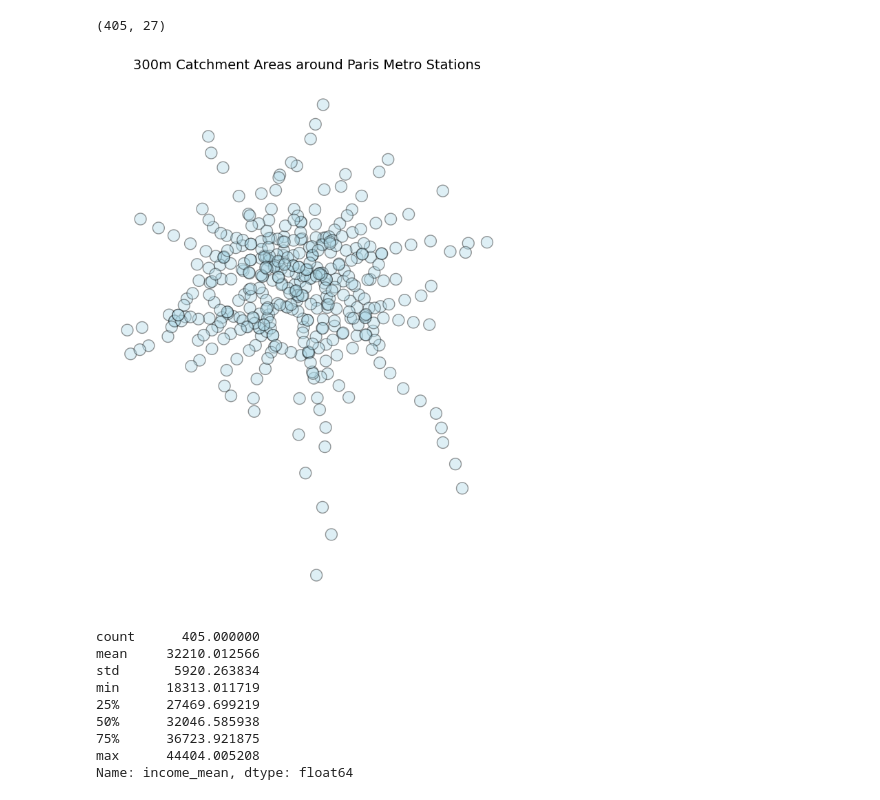
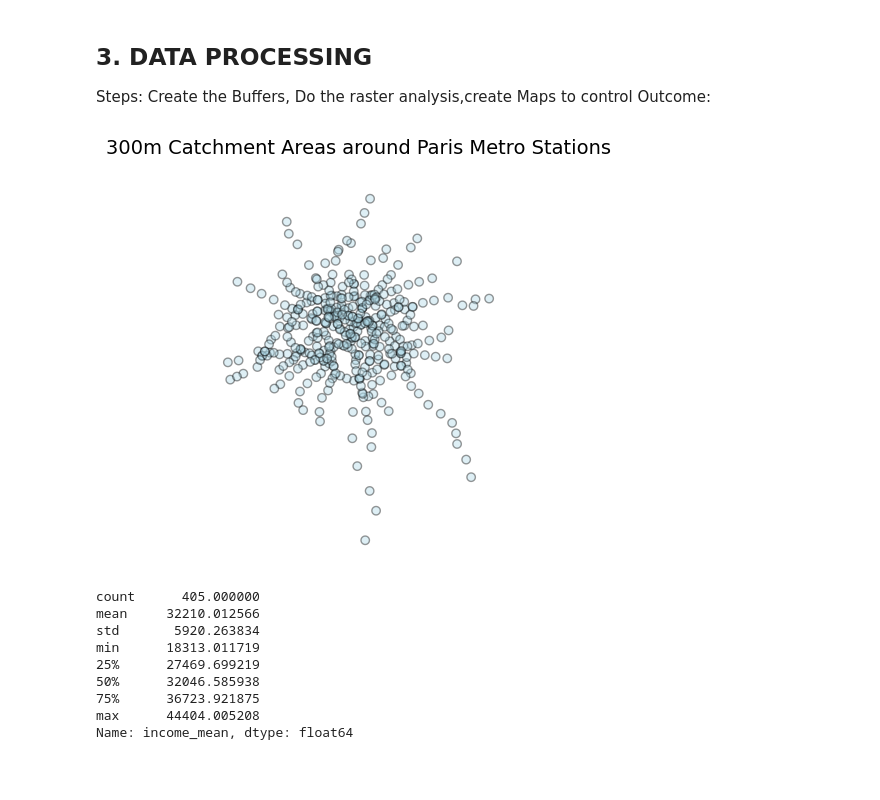
Before and after one commit to tomixmeier/ParisMetro, a Jupyter notebook: notebooks/analysis.ipynb, the cells around one changed output. Drawn from its saved outputs; the diff is of its cells as text; code cells hidden in the pictures; blank space fills up the shorter version.

Commit message:
Brought structure to it, added some markdowns and set the goals for the analysis

```diff
--- a/notebooks/analysis.ipynb
+++ b/notebooks/analysis.ipynb
@@ -24,32 +62,30 @@ stations.head()
-# %%
-stations = reproject_to_metric(stations)
-stations = stations[stations["mode"] == "METRO"]
-stations.shape
-# %% [output]
-(405, 27)
+# %% [markdown]
+## 3. DATA PROCESSING
+Steps: Create the Buffers, Do the raster analysis,create Maps to control
+Outcome:
 # %%
-#Buffering
+#CREATE THE BUFFERS:
 station_buffers = create_buffers(stations, 300)
 
-#Static Map
-fig, ax = plt.subplots(figsize=(10, 10))
+#CREATE A STATIC MAP
+fig, ax = plt.subplots(figsize=(5, 5))
 
 station_buffers.plot(
     ax=ax,
     alpha=0.4,
     edgecolor="black",
     color="lightblue"
 )
 
 ax.set_title("300m Catchment Areas around Paris Metro Stations", fontsize=14)
 ax.set_axis_off()
 
 plt.show()
 
-#Interactive Map
+#CREATE AN INTERACTIVE HTML MAP
 m = station_buffers.explore()
-m.save("../outputs/WholeNetwork.html")
+m.save("../outputs/1_MAP_Network.html")
 # %% [output]
-[figure, old version]
+[figure, new version]
 # %%
 #RASTERANALYSIS
```
Also changed, not shown: parts of 14 cells of this notebook, 2 other files.
